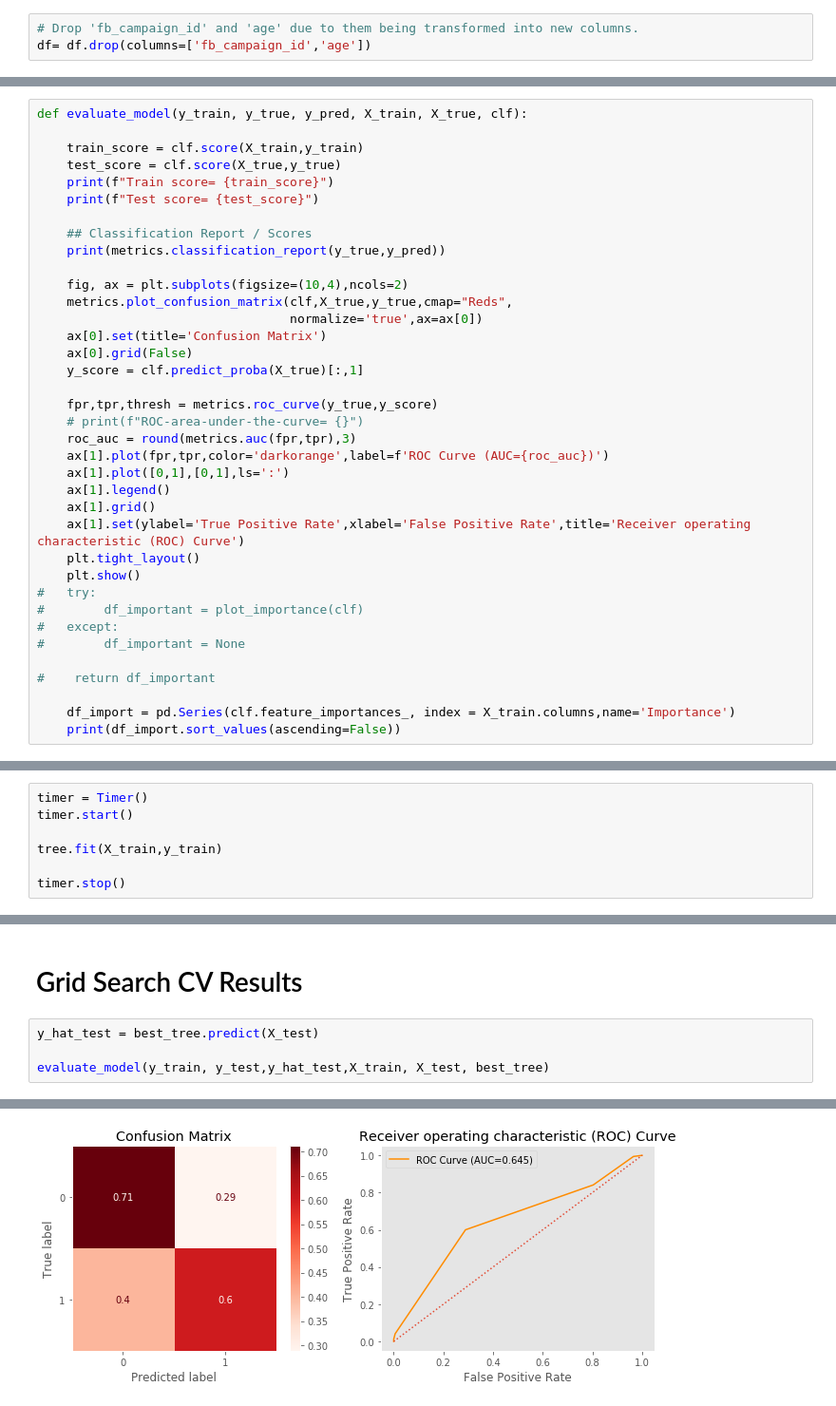
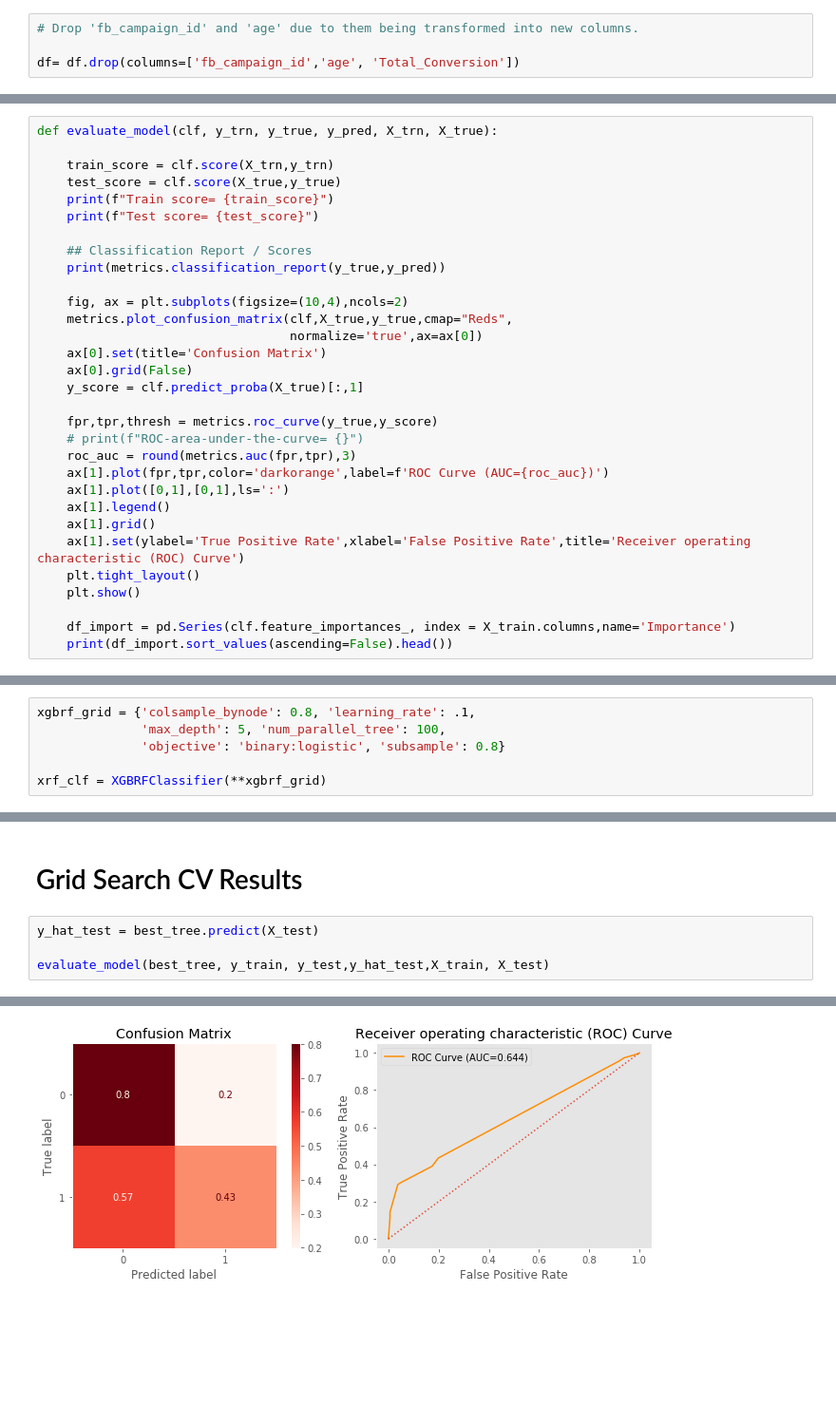
Before and after one commit to chefnewman/dsc-mod-3-project-v2-1-online-ds-pt-100719, a Jupyter notebook: student.ipynb, the cells around one changed output, grey strips where cells are left out. Shown: that part at 95% size. Drawn from its saved outputs; the diff is of its cells as text; blank space fills up the shorter version.

```diff
--- a/student.ipynb
+++ b/student.ipynb
@@ -223,7 +239,8 @@ age_number                int64
 dtype: object
 # %%
 # Drop 'fb_campaign_id' and 'age' due to them being transformed into new columns.
-df= df.drop(columns=['fb_campaign_id','age'])
+
+df= df.drop(columns=['fb_campaign_id','age', 'Total_Conversion'])
 # %%
 df
 # %% [output]
@@ -308,9 +340,9 @@ Name: Approved_Conversion, dtype: float64
 # %% [markdown]
 # Model Evaluation Function
 # %%
-def evaluate_model(y_train, y_true, y_pred, X_train, X_true, clf):
+def evaluate_model(clf, y_trn, y_true, y_pred, X_trn, X_true):
 
-    train_score = clf.score(X_train,y_train)
+    train_score = clf.score(X_trn,y_trn)
     test_score = clf.score(X_true,y_true)
     print(f"Train score= {train_score}")
     print(f"Test score= {test_score}")
@@ -335,15 +367,9 @@ def evaluate_model(y_train, y_true, y_pred, X_train, X_true, clf):
     ax[1].set(ylabel='True Positive Rate',xlabel='False Positive Rate',title='Receiver operating characteristic (ROC) Curve')
     plt.tight_layout()
     plt.show()
-#   try:
-#        df_important = plot_importance(clf)
-#   except:
-#        df_important = None
-
-#    return df_important
 
     df_import = pd.Series(clf.feature_importances_, index = X_train.columns,name='Importance')
-    print(df_import.sort_values(ascending=False))
+    print(df_import.sort_values(ascending=False).head())
 # %% [markdown]
 # Timer Class/Function
 # %%
@@ -434,10 +460,3 @@ def visualize_tree(tree,feature_names=None,class_names=['0','1'],
 # Decision Tree Model
 # %%
 tree = DecisionTreeClassifier(max_depth=5)
-# %%
-timer = Timer()
-timer.start()
-
-tree.fit(X_train,y_train)
-
-timer.stop()
@@ -488,0 +637,6 @@ visualize_tree(tree,feature_names=X_train.columns,save_filename='Tree')
+# %%
+xgbrf_grid = {'colsample_bynode': 0.8, 'learning_rate': .1,
+              'max_depth': 5, 'num_parallel_tree': 100,
+              'objective': 'binary:logistic', 'subsample': 0.8}
+
+xrf_clf = XGBRFClassifier(**xgbrf_grid)
@@ -529,5 +749,5 @@ DecisionTreeClassifier(ccp_alpha=0.0, class_weight=None, criterion='entropy',
 # %%
 y_hat_test = best_tree.predict(X_test)
 
-evaluate_model(y_train, y_test,y_hat_test,X_train, X_test, best_tree)
+evaluate_model(best_tree, y_train, y_test,y_hat_test,X_train, X_test)
 # %% [output]
@@ -544 +764 @@ weighted avg       0.66      0.66      0.65       343
-[figure, old version]
+[figure, new version]
```
Also changed, not shown: parts of 83 cells of this notebook, 3 other files.
